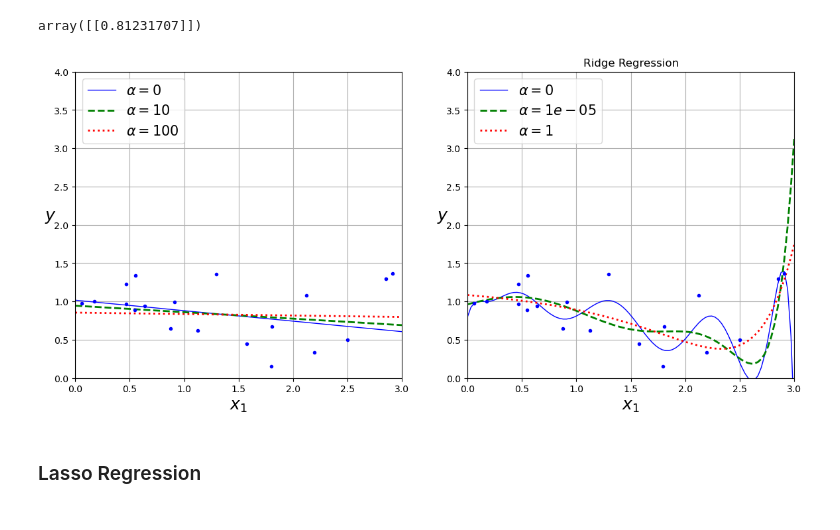
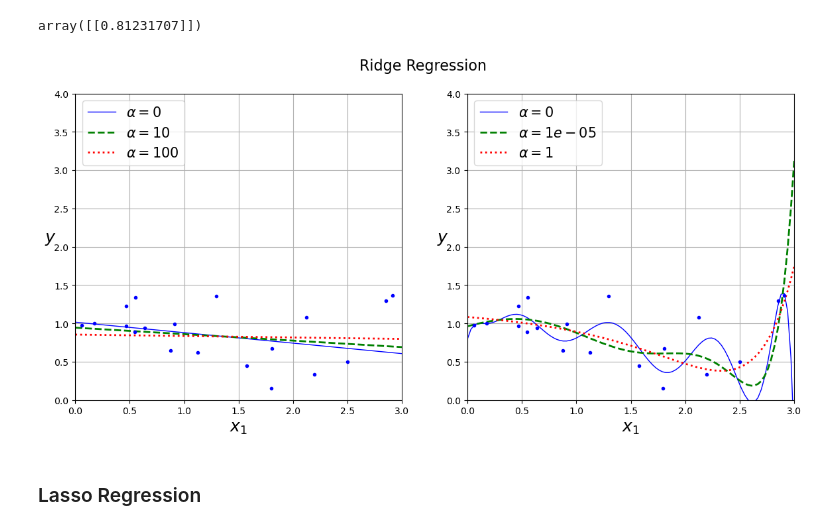
Before and after one commit to Ivan-Grigorev/Hands_On_ML, a Jupyter notebook: chapter_04.ipynb, the cells around one changed output. Saved outputs shown, nothing was run; the diff lists cells and outputs as text; code cells hidden in the pictures.

```diff
--- a/chapter_04.ipynb
+++ b/chapter_04.ipynb
@@ -537,35 +537,42 @@ def plot_model(model_class, polynomial, alphas, **model_kwargs):
         plt.plot(
             X_new,
             y_new_regul,
             style,
             linewidth=2 if alpha > 0 else 1,
             label=r"$\alpha = {}$".format(alpha)
         )
     plt.plot(
         X,
         y,
         'b.',
         linewidth=3
     )
     plt.xlabel('$x_1$', fontsize=18)
     plt.ylabel('$y$', rotation=0, fontsize=18)
     plt.axis([0, 3, 0, 4])
     plt.legend(loc='upper left', fontsize=15)
 
 plt.figure(figsize=(14, 6))
 
 plt.subplot(121)
 plot_model(Ridge, polynomial=False, alphas=(0, 10, 100), random_state=42)
 plt.grid(True)
 
 plt.subplot(122)
 plot_model(Ridge, polynomial=True, alphas=(0, 10 ** -5, 1), random_state=42)
 plt.grid(True)
 
-plt.title('Ridge Regression')
+plt.figtext(
+    x=0.5,
+    y=0.95,
+    s='Ridge Regression',
+    fontsize=16,
+    ha='center',
+    va='center',
+)
 plt.show()
 # %% [output]
-[figure, old version]
+[figure, new version]
 # %% [markdown]
 <h3>Lasso Regression</h3>
 # %% [markdown]
```
Also changed, not shown: parts of 38 cells of this notebook.
